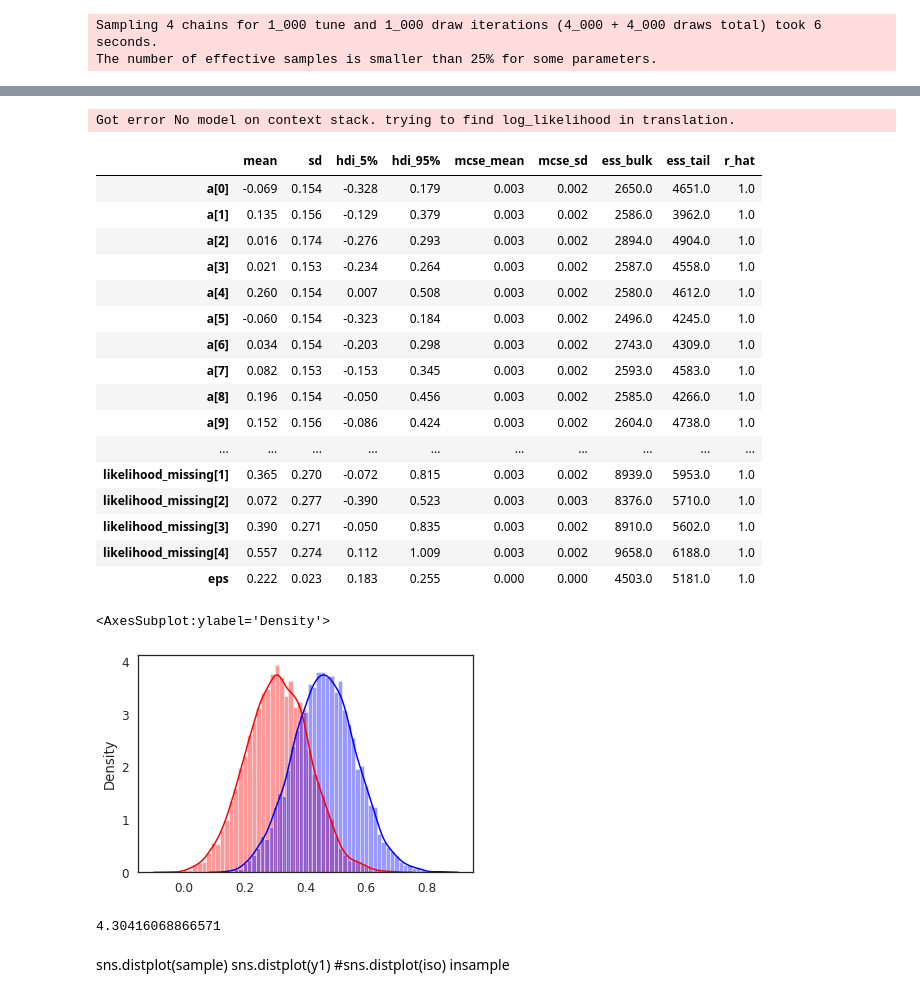
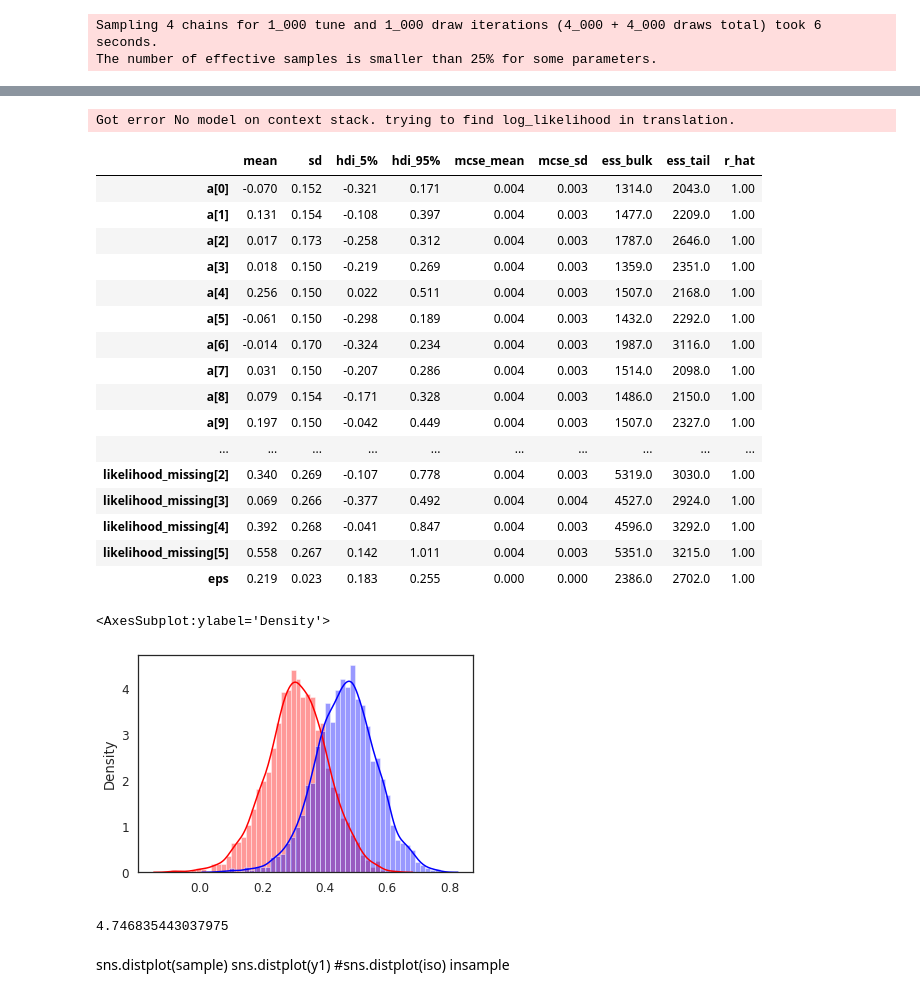
Before and after one commit to orduek/KPE, a Jupyter notebook: func/fc/FC_StatsAnalysis.ipynb, the cells around one changed output, grey strips where cells are left out. Cells and saved outputs as stored; diff of their text form; code cells hidden in the pictures.

Commit message:
Added the interaction model in function connectivity as well

```diff
--- a/func/fc/FC_StatsAnalysis.ipynb
+++ b/func/fc/FC_StatsAnalysis.ipynb
@@ -104,16 +105,19 @@ g.savefig('amg_postHipp_FC.png', dpi=600, bbox_inches='tight')
+# %%
+df_long2 = pd.melt(df, id_vars=['scr_id','groupIdx', 'amg_hippPost1'], value_vars=['amg_hippPost2','amg_hippPost3'])
+#df_long2
 # %%
 # take indexes for building the model
-df_long['scr_id'] = df_long.scr_id.astype('category')
-sub_idx = df_long.scr_id.cat.codes.values
+df_long2['scr_id'] = df_long2.scr_id.astype('category')
+sub_idx = df_long2.scr_id.cat.codes.values
 print(sub_idx)
-n_subs = len(np.unique(df_long.scr_id))
+n_subs = len(np.unique(df_long2.scr_id))
 print(n_subs)
 # set time as index also
 #df_long.groupIdx = pd.Categorical(df_long.groupIdx)
-df_long.variable = pd.Categorical(df_long.variable,
-                    categories=['amg_hippPost1','amg_hippPost2','amg_hippPost3'])
-timeIDX = df_long.variable.cat.codes.values
+df_long2.variable = pd.Categorical(df_long2.variable,
+                    categories=['amg_hippPost2','amg_hippPost3'])
+timeIDX = df_long2.variable.cat.codes.values
 print(timeIDX)
-df_long['time'] = timeIDX
+df_long2['time'] = timeIDX
 # %% [output]
 [ 0  1  2  3  4  5  6  7  8  9 10 11 12 13 14 15 16 17 18 19 20 21 22 23
@@ -126,0 +136,2 @@ df_long['time'] = timeIDX
+# %%
+trace = runModel(df_long2, 'amg_hippPost1', timeIDX)
@@ -472,30 +592,30 @@ az.summary(trace, hdi_prob=.9)
 # %% [output]
 Got error No model on context stack. trying to find log_likelihood in translation.
 |  | mean | sd | hdi_5% | hdi_95% | mcse_mean | mcse_sd | ess_bulk | ess_tail | r_hat |
-| a[0] | -0.069 | 0.154 | -0.328 | 0.179 | 0.003 | 0.002 | 2650.0 | 4651.0 | 1.0 |
-| a[1] | 0.135 | 0.156 | -0.129 | 0.379 | 0.003 | 0.002 | 2586.0 | 3962.0 | 1.0 |
-| a[2] | 0.016 | 0.174 | -0.276 | 0.293 | 0.003 | 0.002 | 2894.0 | 4904.0 | 1.0 |
-| a[3] | 0.021 | 0.153 | -0.234 | 0.264 | 0.003 | 0.002 | 2587.0 | 4558.0 | 1.0 |
-| a[4] | 0.260 | 0.154 | 0.007 | 0.508 | 0.003 | 0.002 | 2580.0 | 4612.0 | 1.0 |
-| a[5] | -0.060 | 0.154 | -0.323 | 0.184 | 0.003 | 0.002 | 2496.0 | 4245.0 | 1.0 |
-| a[6] | 0.034 | 0.154 | -0.203 | 0.298 | 0.003 | 0.002 | 2743.0 | 4309.0 | 1.0 |
-| a[7] | 0.082 | 0.153 | -0.153 | 0.345 | 0.003 | 0.002 | 2593.0 | 4583.0 | 1.0 |
-| a[8] | 0.196 | 0.154 | -0.050 | 0.456 | 0.003 | 0.002 | 2585.0 | 4266.0 | 1.0 |
-| a[9] | 0.152 | 0.156 | -0.086 | 0.424 | 0.003 | 0.002 | 2604.0 | 4738.0 | 1.0 |
+| a[0] | -0.070 | 0.152 | -0.321 | 0.171 | 0.004 | 0.003 | 1314.0 | 2043.0 | 1.00 |
+| a[1] | 0.131 | 0.154 | -0.108 | 0.397 | 0.004 | 0.003 | 1477.0 | 2209.0 | 1.00 |
+| a[2] | 0.017 | 0.173 | -0.258 | 0.312 | 0.004 | 0.003 | 1787.0 | 2646.0 | 1.00 |
+| a[3] | 0.018 | 0.150 | -0.219 | 0.269 | 0.004 | 0.003 | 1359.0 | 2351.0 | 1.00 |
+| a[4] | 0.256 | 0.150 | 0.022 | 0.511 | 0.004 | 0.003 | 1507.0 | 2168.0 | 1.00 |
+| a[5] | -0.061 | 0.150 | -0.298 | 0.189 | 0.004 | 0.003 | 1432.0 | 2292.0 | 1.00 |
+| a[6] | -0.014 | 0.170 | -0.324 | 0.234 | 0.004 | 0.003 | 1987.0 | 3116.0 | 1.00 |
+| a[7] | 0.031 | 0.150 | -0.207 | 0.286 | 0.004 | 0.003 | 1514.0 | 2098.0 | 1.00 |
+| a[8] | 0.079 | 0.154 | -0.171 | 0.328 | 0.004 | 0.003 | 1486.0 | 2150.0 | 1.00 |
+| a[9] | 0.197 | 0.150 | -0.042 | 0.449 | 0.004 | 0.003 | 1507.0 | 2327.0 | 1.00 |
 | ... | ... | ... | ... | ... | ... | ... | ... | ... | ... |
-| likelihood_missing[1] | 0.365 | 0.270 | -0.072 | 0.815 | 0.003 | 0.002 | 8939.0 | 5953.0 | 1.0 |
-| likelihood_missing[2] | 0.072 | 0.277 | -0.390 | 0.523 | 0.003 | 0.003 | 8376.0 | 5710.0 | 1.0 |
-| likelihood_missing[3] | 0.390 | 0.271 | -0.050 | 0.835 | 0.003 | 0.002 | 8910.0 | 5602.0 | 1.0 |
-| likelihood_missing[4] | 0.557 | 0.274 | 0.112 | 1.009 | 0.003 | 0.002 | 9658.0 | 6188.0 | 1.0 |
-| eps | 0.222 | 0.023 | 0.183 | 0.255 | 0.000 | 0.000 | 4503.0 | 5181.0 | 1.0 |
+| likelihood_missing[2] | 0.340 | 0.269 | -0.107 | 0.778 | 0.004 | 0.003 | 5319.0 | 3030.0 | 1.00 |
+| likelihood_missing[3] | 0.069 | 0.266 | -0.377 | 0.492 | 0.004 | 0.004 | 4527.0 | 2924.0 | 1.00 |
+| likelihood_missing[4] | 0.392 | 0.268 | -0.041 | 0.847 | 0.004 | 0.003 | 4596.0 | 3292.0 | 1.00 |
+| likelihood_missing[5] | 0.558 | 0.267 | 0.142 | 1.011 | 0.004 | 0.003 | 5351.0 | 3215.0 | 1.00 |
+| eps | 0.219 | 0.023 | 0.183 | 0.255 | 0.000 | 0.000 | 2386.0 | 2702.0 | 1.00 |
 # %%
 ## what are the chances that amygdala-vmpfc connectivity was higher given the current data
-sns.distplot(trace['b'][500:,1], color='red')
+sns.distplot(trace['b'][:,1], color='red')
 #sns.distplot(trace['b'][500:,2], color = 'maroon')
-sns.distplot(trace['b'][500:,0], color='blue')
+sns.distplot(trace['b'][:,0], color='blue')
 # %% [output]
 <AxesSubplot:ylabel='Density'>
-[figure, old version]
+[figure, new version]
 # %%
 # calculating the overlap between the two distributions
 y2 = trace['b'][:,0]
@@ -503,7 +623,7 @@ y1 = trace['b'][:,1]
 from scipy import stats
 
 xmin, xmax = -4., 4.
-x_pts = np.mgrid[xmin:xmax:3000]
+x_pts = np.mgrid[xmin:xmax:4000]
 
 
 ker_b = stats.gaussian_kde(y1)
@@ -528,7 +648,7 @@ integral = float(insample.shape[0]) / insample.sum()
 
 integral
 # %% [output]
-4.30416068866571
+4.746835443037975
 # %% [markdown]
 sns.distplot(sample)
 sns.distplot(y1)
```
Also changed, not shown: parts of 51 cells of this notebook.
